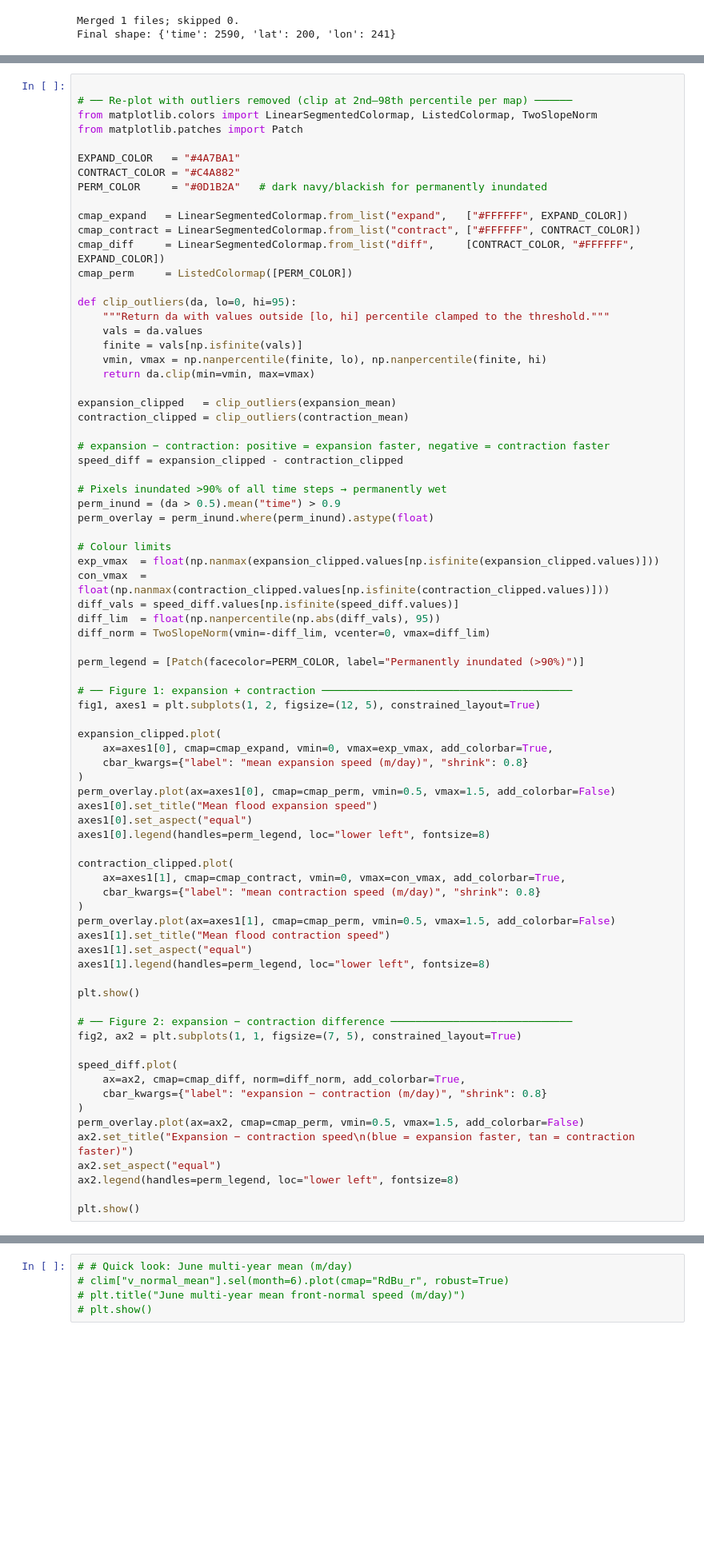
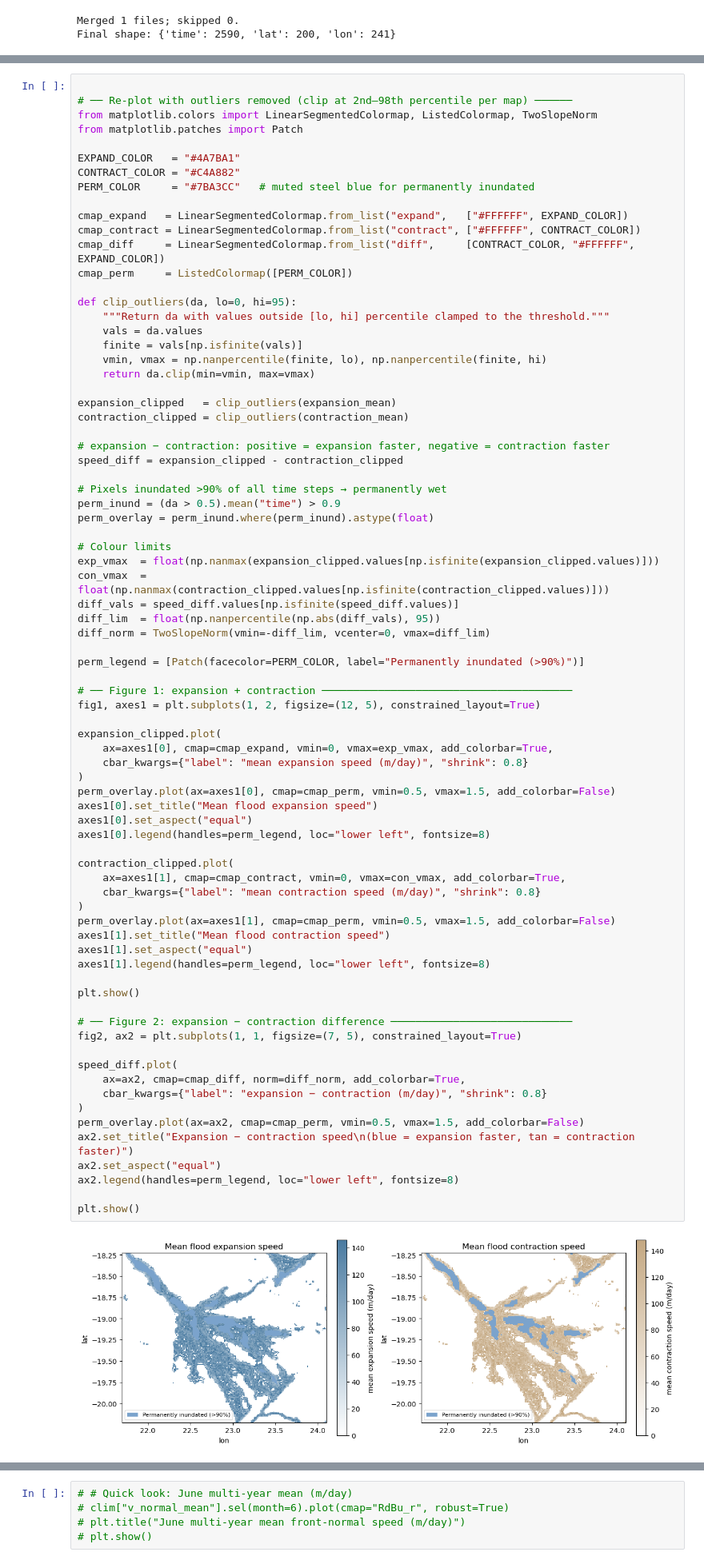
Before and after one commit to octavia-crompton/dswe-inman-lyons, a Jupyter notebook: notebooks/CYGNSS Okavango – Front-Normal Velocity.ipynb, the cells around one changed output, grey strips where cells are left out. Shown at 80% size. Drawn from its saved outputs; the diff is of its cells as text; blank space fills up the shorter version.

```diff
--- a/notebooks/CYGNSS Okavango – Front-Normal Velocity.ipynb
+++ b/notebooks/CYGNSS Okavango – Front-Normal Velocity.ipynb
@@ -707,7 +745,7 @@ from matplotlib.patches import Patch
 
 EXPAND_COLOR   = "#4A7BA1"
 CONTRACT_COLOR = "#C4A882"
-PERM_COLOR     = "#0D1B2A"   # dark navy/blackish for permanently inundated
+PERM_COLOR     = "#7BA3CC"   # muted steel blue for permanently inundated
 
 cmap_expand   = LinearSegmentedColormap.from_list("expand",   ["#FFFFFF", EXPAND_COLOR])
 cmap_contract = LinearSegmentedColormap.from_list("contract", ["#FFFFFF", CONTRACT_COLOR])
@@ -749,30 +787,32 @@ expansion_clipped.plot(
 )
 perm_overlay.plot(ax=axes1[0], cmap=cmap_perm, vmin=0.5, vmax=1.5, add_colorbar=False)
 axes1[0].set_title("Mean flood expansion speed")
 axes1[0].set_aspect("equal")
 axes1[0].legend(handles=perm_legend, loc="lower left", fontsize=8)
 
 contraction_clipped.plot(
     ax=axes1[1], cmap=cmap_contract, vmin=0, vmax=con_vmax, add_colorbar=True,
     cbar_kwargs={"label": "mean contraction speed (m/day)", "shrink": 0.8}
 )
 perm_overlay.plot(ax=axes1[1], cmap=cmap_perm, vmin=0.5, vmax=1.5, add_colorbar=False)
 axes1[1].set_title("Mean flood contraction speed")
 axes1[1].set_aspect("equal")
 axes1[1].legend(handles=perm_legend, loc="lower left", fontsize=8)
 
 plt.show()
 
 # ── Figure 2: expansion − contraction difference ─────────────────────────────
 fig2, ax2 = plt.subplots(1, 1, figsize=(7, 5), constrained_layout=True)
 
 speed_diff.plot(
     ax=ax2, cmap=cmap_diff, norm=diff_norm, add_colorbar=True,
     cbar_kwargs={"label": "expansion − contraction (m/day)", "shrink": 0.8}
 )
 perm_overlay.plot(ax=ax2, cmap=cmap_perm, vmin=0.5, vmax=1.5, add_colorbar=False)
 ax2.set_title("Expansion − contraction speed\n(blue = expansion faster, tan = contraction faster)")
 ax2.set_aspect("equal")
 ax2.legend(handles=perm_legend, loc="lower left", fontsize=8)
 
 plt.show()
+# %% [output]
+[figure, added]
```
Also changed, not shown: parts of 22 cells of this notebook, 1 other file.
